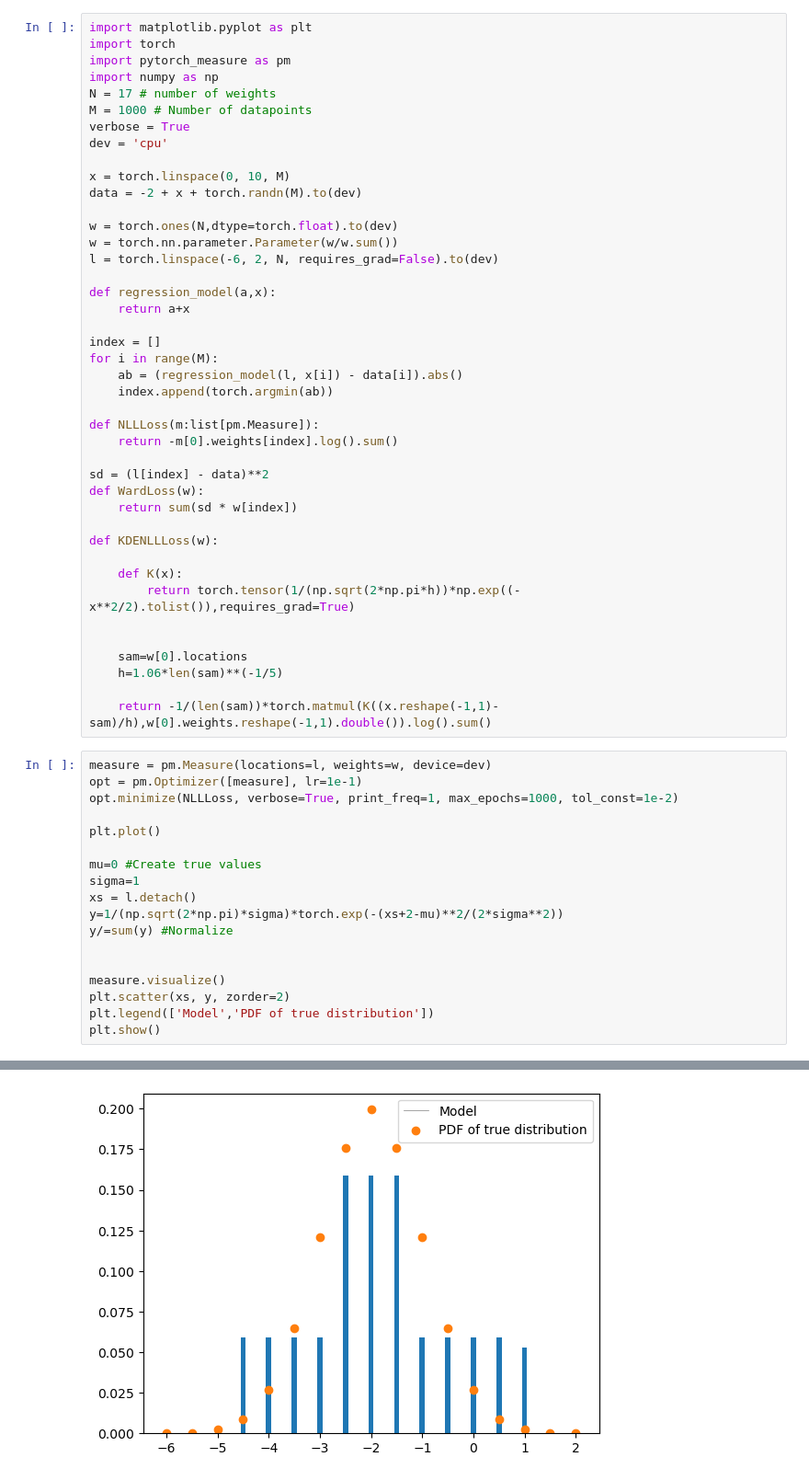
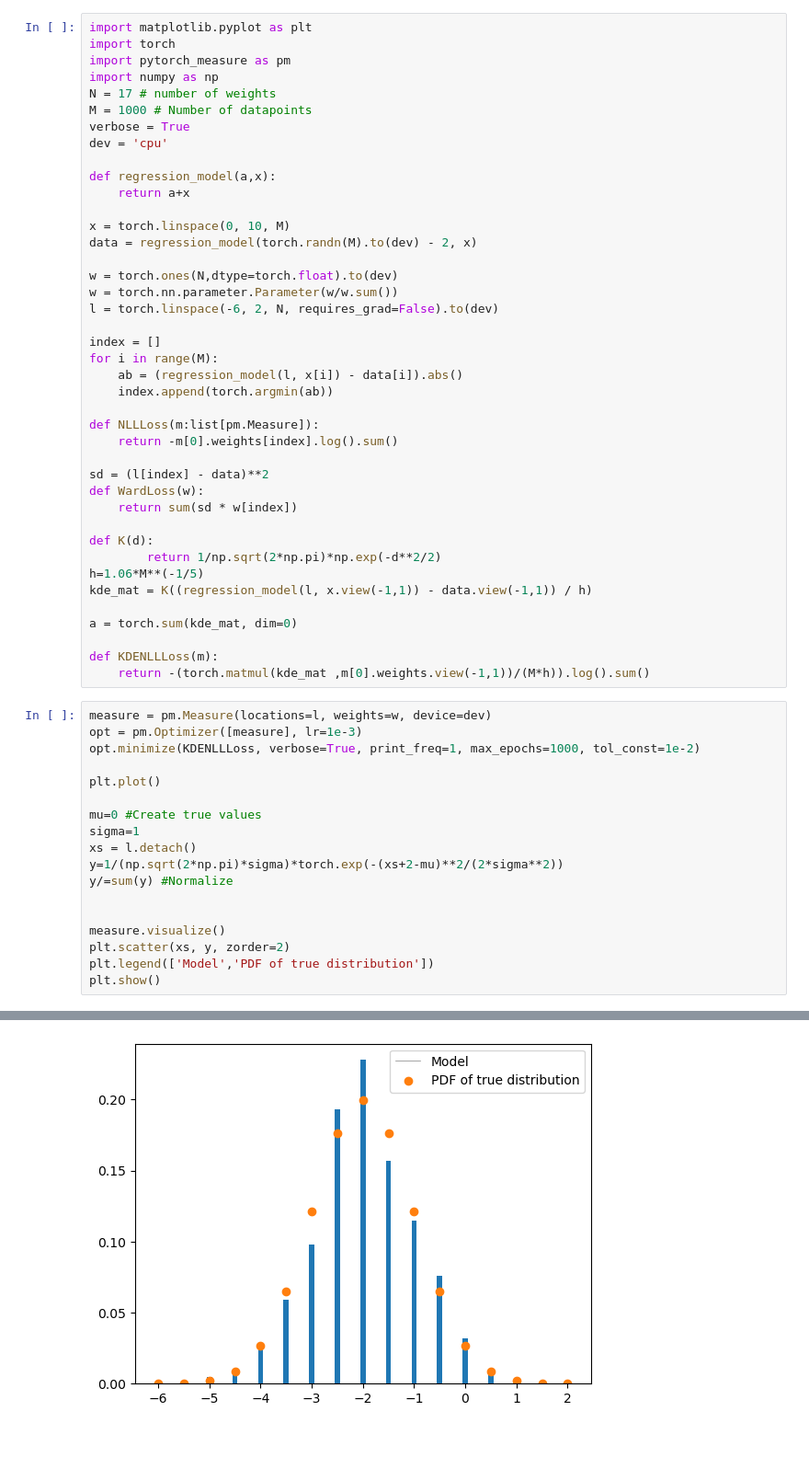
Before and after one commit to Miralleyan/Kandidatarbete, a Jupyter notebook: Optimizer/step_test.ipynb, the cells around one changed output, grey strips where cells are left out. Shown at 92% size. Cells and saved outputs as stored; diff of their text form; blank space fills up the shorter version.

```diff
--- a/Optimizer/step_test.ipynb
+++ b/Optimizer/step_test.ipynb
@@ -8,15 +8,15 @@ M = 1000 # Number of datapoints
 verbose = True
 dev = 'cpu'
 
+def regression_model(a,x):
+    return a+x
+
 x = torch.linspace(0, 10, M)
-data = -2 + x + torch.randn(M).to(dev)
+data = regression_model(torch.randn(M).to(dev) - 2, x)
 
 w = torch.ones(N,dtype=torch.float).to(dev)
 w = torch.nn.parameter.Parameter(w/w.sum())
 l = torch.linspace(-6, 2, N, requires_grad=False).to(dev)
-
-def regression_model(a,x):
-    return a+x
 
 index = []
 for i in range(M):
@@ -30,20 +30,19 @@ sd = (l[index] - data)**2
 def WardLoss(w):
     return sum(sd * w[index])
 
-def KDENLLLoss(w):
+def K(d):
+        return 1/np.sqrt(2*np.pi)*np.exp(-d**2/2)
+h=1.06*M**(-1/5)
+kde_mat = K((regression_model(l, x.view(-1,1)) - data.view(-1,1)) / h)
 
-    def K(x):
-        return torch.tensor(1/(np.sqrt(2*np.pi*h))*np.exp((-x**2/2).tolist()),requires_grad=True)
+a = torch.sum(kde_mat, dim=0)
 
-
-    sam=w[0].locations
-    h=1.06*len(sam)**(-1/5)
-
-    return -1/(len(sam))*torch.matmul(K((x.reshape(-1,1)-sam)/h),w[0].weights.reshape(-1,1).double()).log().sum()
+def KDENLLLoss(m):
+    return -(torch.matmul(kde_mat ,m[0].weights.view(-1,1))/(M*h)).log().sum()
 # %%
 measure = pm.Measure(locations=l, weights=w, device=dev)
-opt = pm.Optimizer([measure], lr=1e-1)
-opt.minimize(NLLLoss, verbose=True, print_freq=1, max_epochs=1000, tol_const=1e-2)
+opt = pm.Optimizer([measure], lr=1e-3)
+opt.minimize(KDENLLLoss, verbose=True, print_freq=1, max_epochs=1000, tol_const=1e-2)
 
 plt.plot()
 
@@ -79 +78 @@ The step size is too small: 7.730993719707426e-07
-[figure, old version]
+[figure, new version]
```
Also changed, not shown: parts of 2 cells of this notebook.
